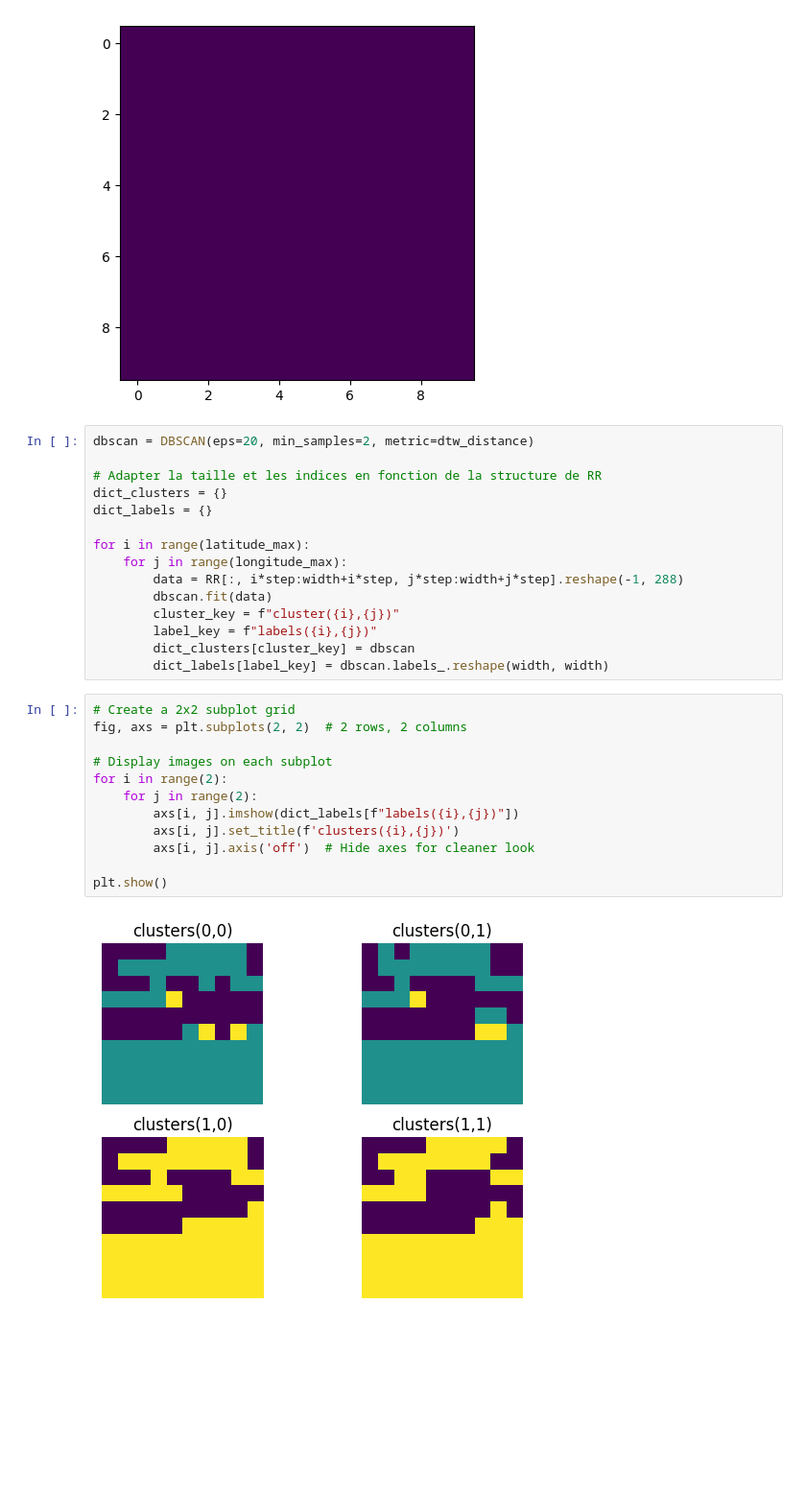
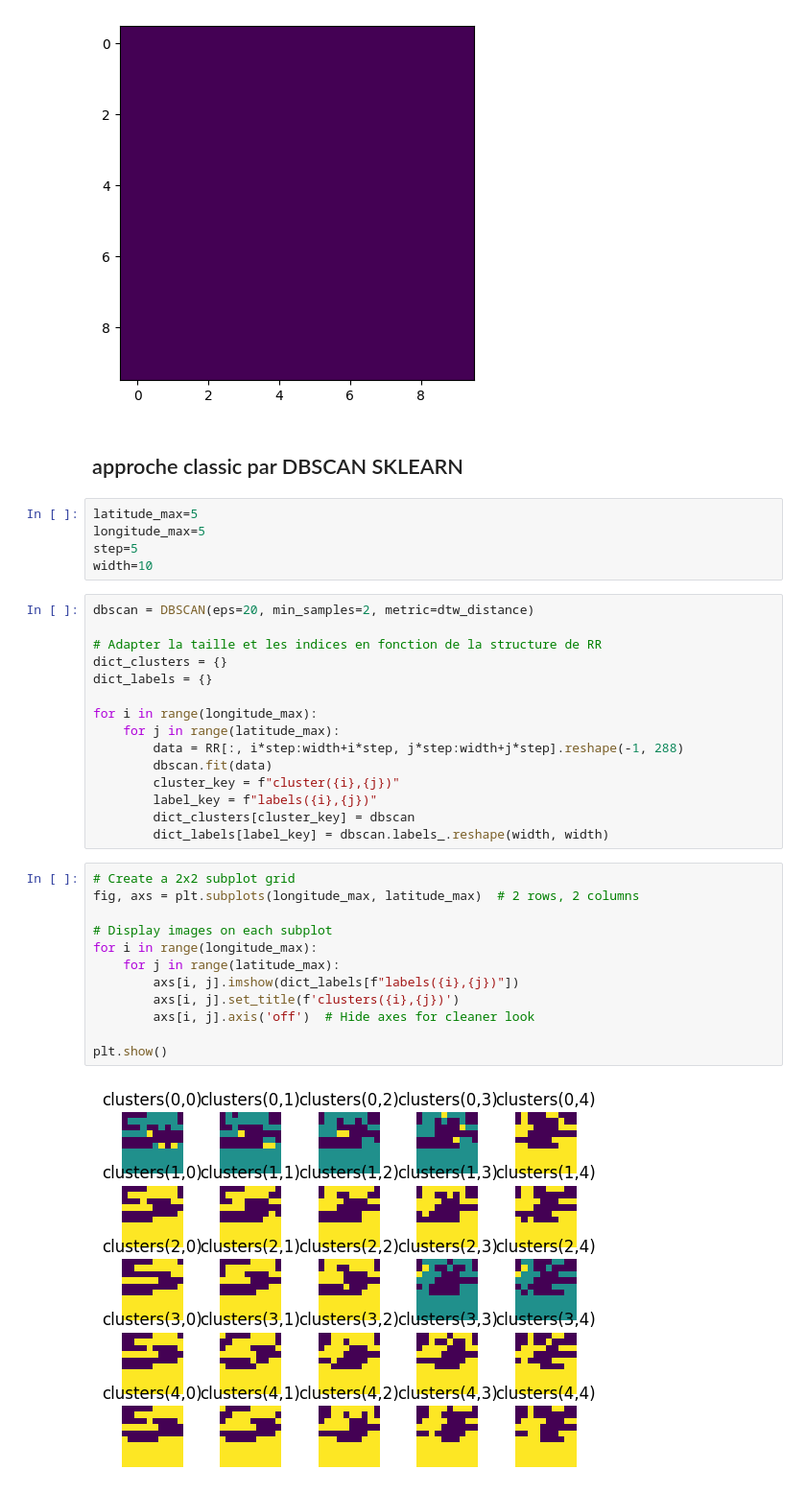
Before and after one commit to benjamin-feldman/precipitations, a Jupyter notebook: BDSCAN with distance DTW.ipynb, the cells around one changed output. Shown at 96% size. Drawn from its saved outputs; the diff is of its cells as text; blank space fills up the shorter version.

```diff
--- a/BDSCAN with distance DTW.ipynb
+++ b/BDSCAN with distance DTW.ipynb
@@ -63,6 +60,13 @@ plt.imshow(labels.reshape(10,10))
 # %% [output]
 <matplotlib.image.AxesImage at 0x...>
 [figure]
+# %% [markdown]
+## approche classic par DBSCAN SKLEARN
+# %%
+latitude_max=5
+longitude_max=5
+step=5
+width=10
 # %%
 dbscan = DBSCAN(eps=20, min_samples=2, metric=dtw_distance)
 
@@ -70,8 +74,8 @@ dbscan = DBSCAN(eps=20, min_samples=2, metric=dtw_distance)
 dict_clusters = {}
 dict_labels = {}
 
-for i in range(latitude_max):
-    for j in range(longitude_max):
+for i in range(longitude_max):
+    for j in range(latitude_max):
         data = RR[:, i*step:width+i*step, j*step:width+j*step].reshape(-1, 288)
         dbscan.fit(data)
         cluster_key = f"cluster({i},{j})"
@@ -80,17 +84,17 @@ for i in range(latitude_max):
         dict_labels[label_key] = dbscan.labels_.reshape(width, width)
 # %%
 # Create a 2x2 subplot grid
-fig, axs = plt.subplots(2, 2)  # 2 rows, 2 columns
+fig, axs = plt.subplots(longitude_max, latitude_max)  # 2 rows, 2 columns
 
 # Display images on each subplot
-for i in range(2):
-    for j in range(2):
+for i in range(longitude_max):
+    for j in range(latitude_max):
         axs[i, j].imshow(dict_labels[f"labels({i},{j})"])
         axs[i, j].set_title(f'clusters({i},{j})')
         axs[i, j].axis('off')  # Hide axes for cleaner look
 
 plt.show()
 # %% [output]
-[figure, old version]
+[figure, new version]
 # %%
 # Create a 2x2 subplot grid
```
Also changed, not shown: parts of 8 cells of this notebook.
